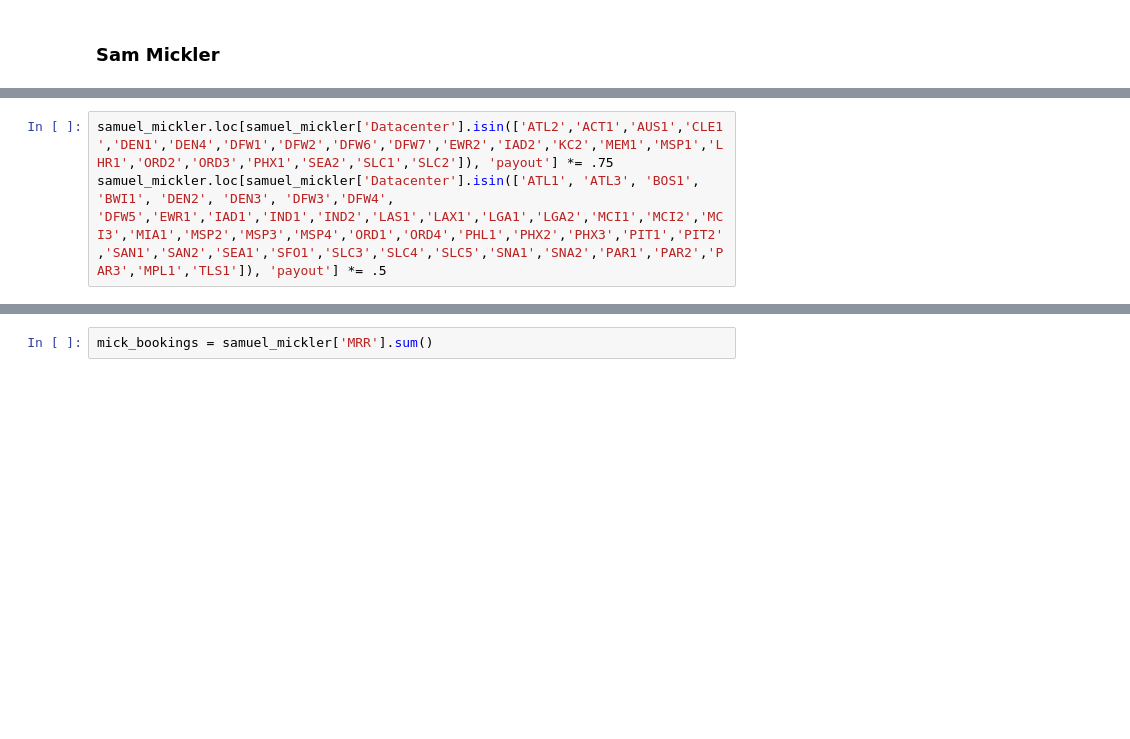
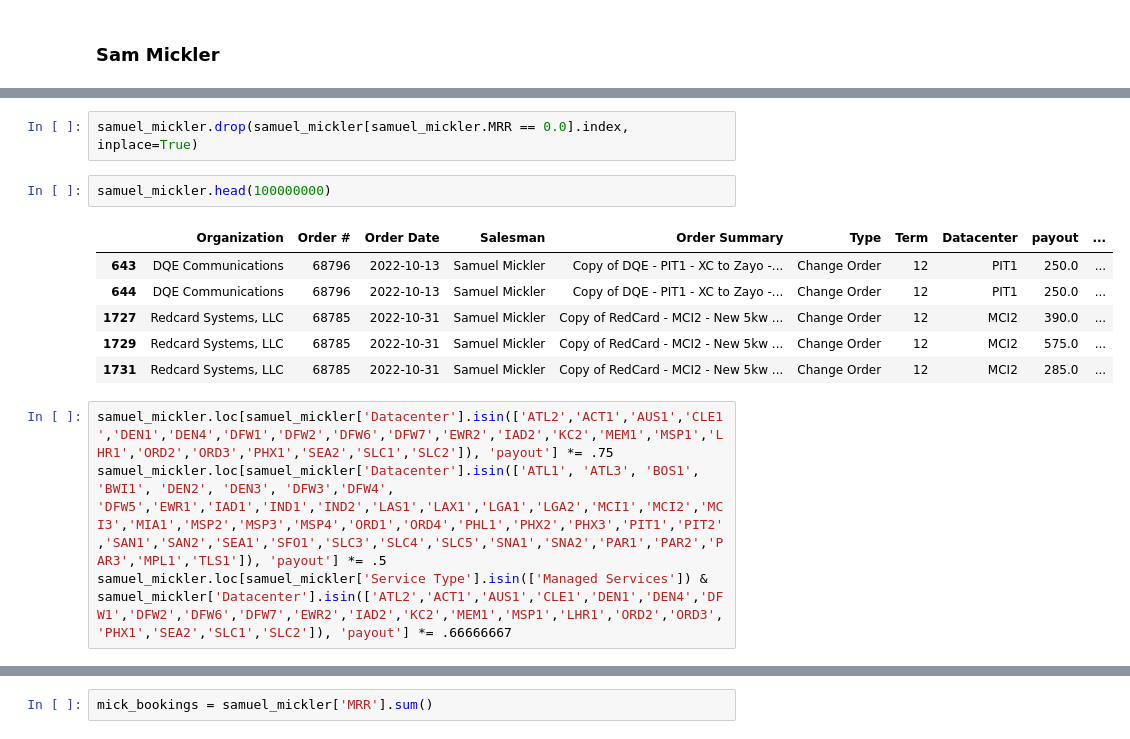
Before and after one commit to maxca17/DB_Commissions, a Jupyter notebook: Commishes/Main/Account_Execs.ipynb, the cells around one changed output, grey strips where cells are left out. Drawn from its saved outputs; the diff is of its cells as text; blank space fills up the shorter version.

```diff
--- a/Commishes/Main/Account_Execs.ipynb
+++ b/Commishes/Main/Account_Execs.ipynb
@@ -60,5 +71,17 @@ samuel_mickler.head()
+# %%
+samuel_mickler.drop(samuel_mickler[samuel_mickler.MRR == 0.0].index, inplace=True)
+# %%
+samuel_mickler.head(100000000)
+# %% [output]
+|  | Organization | Order # | Order Date | Salesman | Order Summary | Type | Term | Datacenter | payout | ... |
+| 643 | DQE Communications | 68796 | 2022-10-13 | Samuel Mickler | Copy of DQE - PIT1 - XC to Zayo -... | Change Order | 12 | PIT1 | 250.0 | ... |
+| 644 | DQE Communications | 68796 | 2022-10-13 | Samuel Mickler | Copy of DQE - PIT1 - XC to Zayo -... | Change Order | 12 | PIT1 | 250.0 | ... |
+| 1727 | Redcard Systems, LLC | 68785 | 2022-10-31 | Samuel Mickler | Copy of RedCard - MCI2 - New 5kw ... | Change Order | 12 | MCI2 | 390.0 | ... |
+| 1729 | Redcard Systems, LLC | 68785 | 2022-10-31 | Samuel Mickler | Copy of RedCard - MCI2 - New 5kw ... | Change Order | 12 | MCI2 | 575.0 | ... |
+| 1731 | Redcard Systems, LLC | 68785 | 2022-10-31 | Samuel Mickler | Copy of RedCard - MCI2 - New 5kw ... | Change Order | 12 | MCI2 | 285.0 | ... |
 # %%
 samuel_mickler.loc[samuel_mickler['Datacenter'].isin(['ATL2','ACT1','AUS1','CLE1','DEN1','DEN4','DFW1','DFW2','DFW6','DFW7','EWR2','IAD2','KC2','MEM1','MSP1','LHR1','ORD2','ORD3','PHX1','SEA2','SLC1','SLC2']), 'payout'] *= .75
 samuel_mickler.loc[samuel_mickler['Datacenter'].isin(['ATL1', 'ATL3', 'BOS1', 'BWI1', 'DEN2', 'DEN3', 'DFW3','DFW4', 'DFW5','EWR1','IAD1','IND1','IND2','LAS1','LAX1','LGA1','LGA2','MCI1','MCI2','MCI3','MIA1','MSP2','MSP3','MSP4','ORD1','ORD4','PHL1','PHX2','PHX3','PIT1','PIT2','SAN1','SAN2','SEA1','SFO1','SLC3','SLC4','SLC5','SNA1','SNA2','PAR1','PAR2','PAR3','MPL1','TLS1']), 'payout'] *= .5
+samuel_mickler.loc[samuel_mickler['Service Type'].isin(['Managed Services']) & samuel_mickler['Datacenter'].isin(['ATL2','ACT1','AUS1','CLE1','DEN1','DEN4','DFW1','DFW2','DFW6','DFW7','EWR2','IAD2','KC2','MEM1','MSP1','LHR1','ORD2','ORD3','PHX1','SEA2','SLC1','SLC2']), 'payout'] *= .66666667
 # %%
 samuel_mickler['payout'].sum()
```
Also changed, not shown: parts of 63 cells of this notebook, 38 other files.
